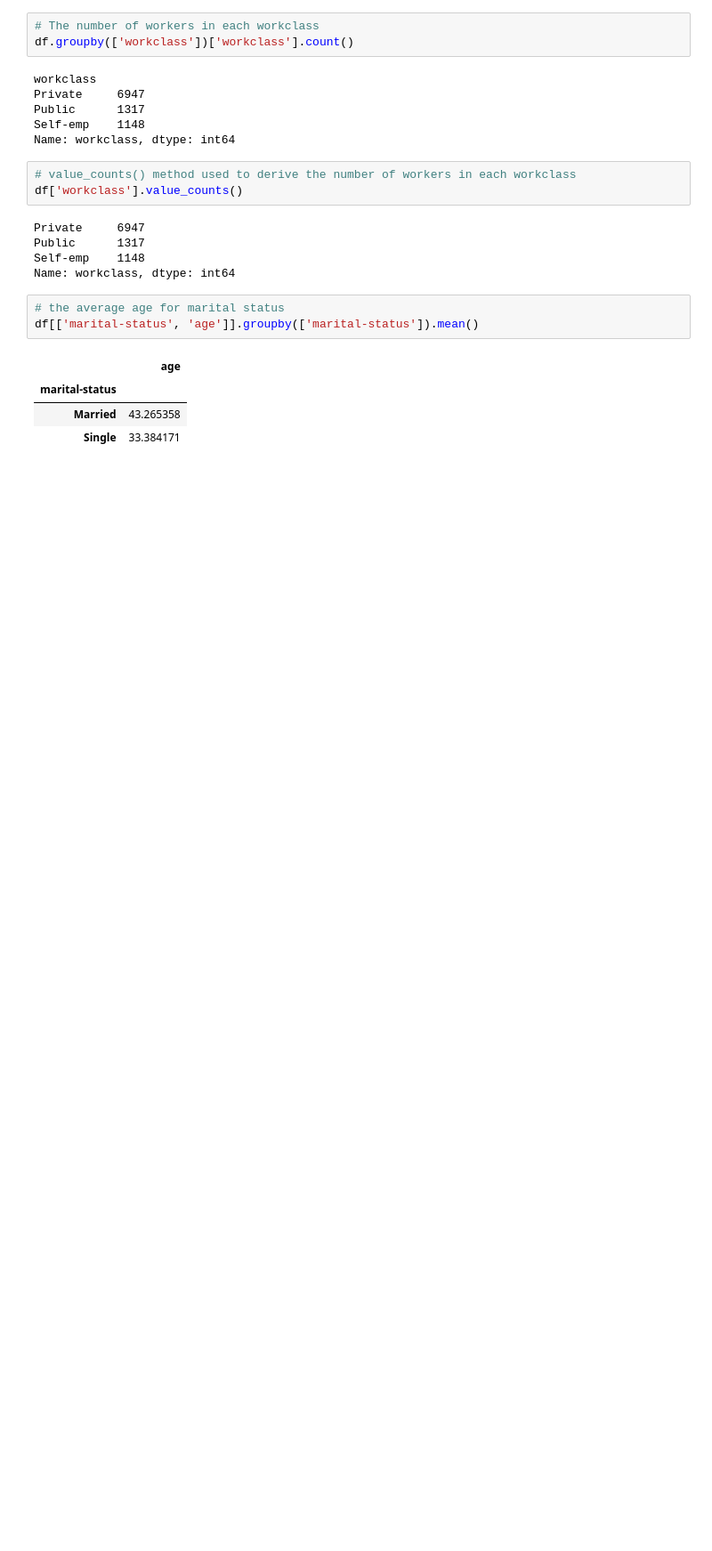
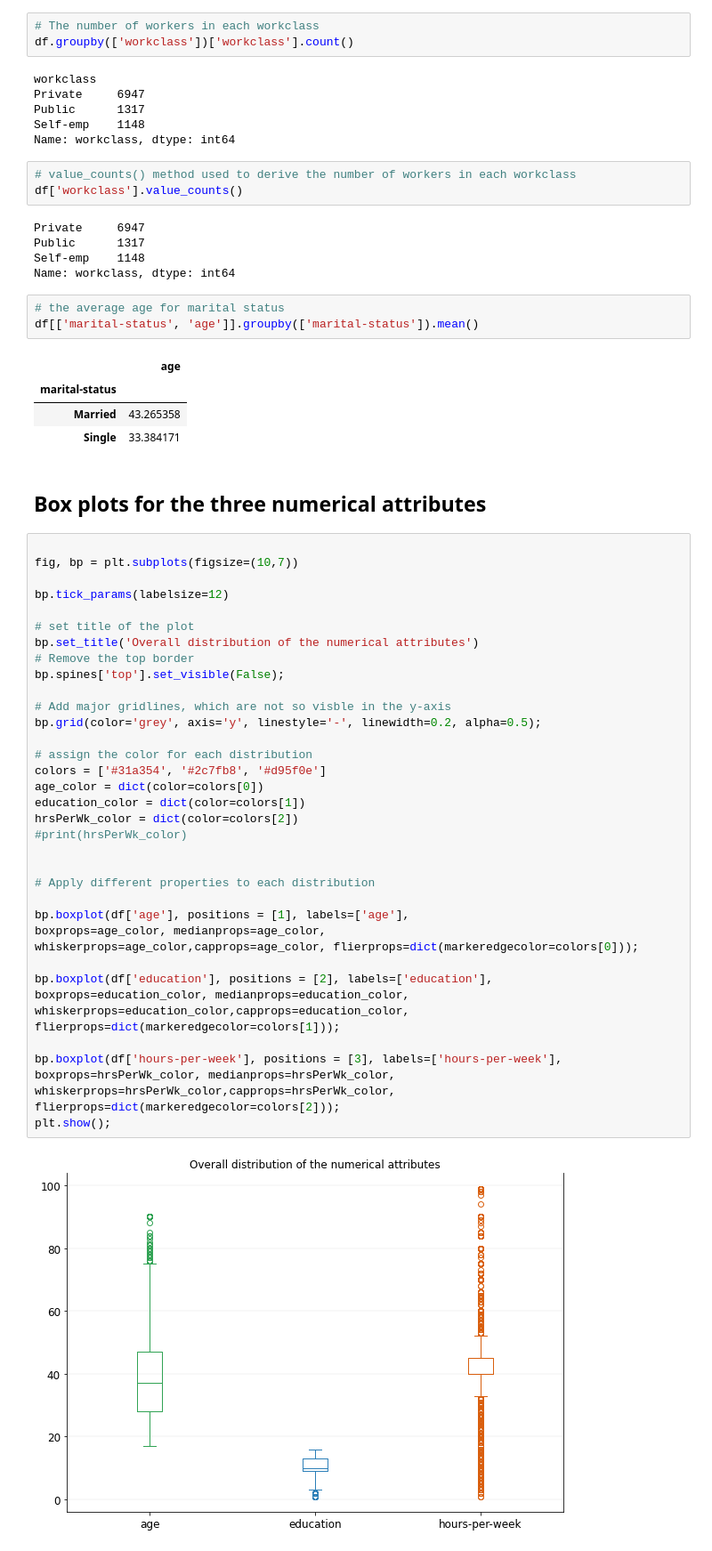
Before and after one commit to Ron256/DSC478MachineLearning, a Jupyter notebook: Notebooks/HomeWorkAssignments/ProgrammingMachineLearningAssignment1.ipynb, the cells around one changed output. Shown: that part at 89% size. Cells and saved outputs as stored; diff of their text form; blank space fills up the shorter version.

```diff
--- a/Notebooks/HomeWorkAssignments/ProgrammingMachineLearningAssignment1.ipynb
+++ b/Notebooks/HomeWorkAssignments/ProgrammingMachineLearningAssignment1.ipynb
@@ -190,3 +190,43 @@ df[['marital-status', 'age']].groupby(['marital-status']).mean()
 | marital-status |  |
 | Married | 43.265358 |
 | Single | 33.384171 |
+# %% [markdown]
+## Box plots for the three numerical attributes
+# %%
+
+fig, bp = plt.subplots(figsize=(10,7))
+
+bp.tick_params(labelsize=12)
+
+# set title of the plot
+bp.set_title('Overall distribution of the numerical attributes')
+# Remove the top border
+bp.spines['top'].set_visible(False);
+
+# Add major gridlines, which are not so visble in the y-axis
+bp.grid(color='grey', axis='y', linestyle='-', linewidth=0.2, alpha=0.5);
+
+# assign the color for each distribution
+colors = ['#31a354', '#2c7fb8', '#d95f0e']
+age_color = dict(color=colors[0])
+education_color = dict(color=colors[1])
+hrsPerWk_color = dict(color=colors[2])
+#print(hrsPerWk_color)
+
+
+# Apply different properties to each distribution
+
+bp.boxplot(df['age'], positions = [1], labels=['age'],
+boxprops=age_color, medianprops=age_color,
+whiskerprops=age_color,capprops=age_color, flierprops=dict(markeredgecolor=colors[0]));
+
+bp.boxplot(df['education'], positions = [2], labels=['education'],
+boxprops=education_color, medianprops=education_color,
+whiskerprops=education_color,capprops=education_color, flierprops=dict(markeredgecolor=colors[1]));
+
+bp.boxplot(df['hours-per-week'], positions = [3], labels=['hours-per-week'],
+boxprops=hrsPerWk_color, medianprops=hrsPerWk_color,
+whiskerprops=hrsPerWk_color,capprops=hrsPerWk_color, flierprops=dict(markeredgecolor=colors[2]));
+plt.show();
+# %% [output]
+[figure, added]
```
Also changed, not shown: parts of 21 cells of this notebook.
